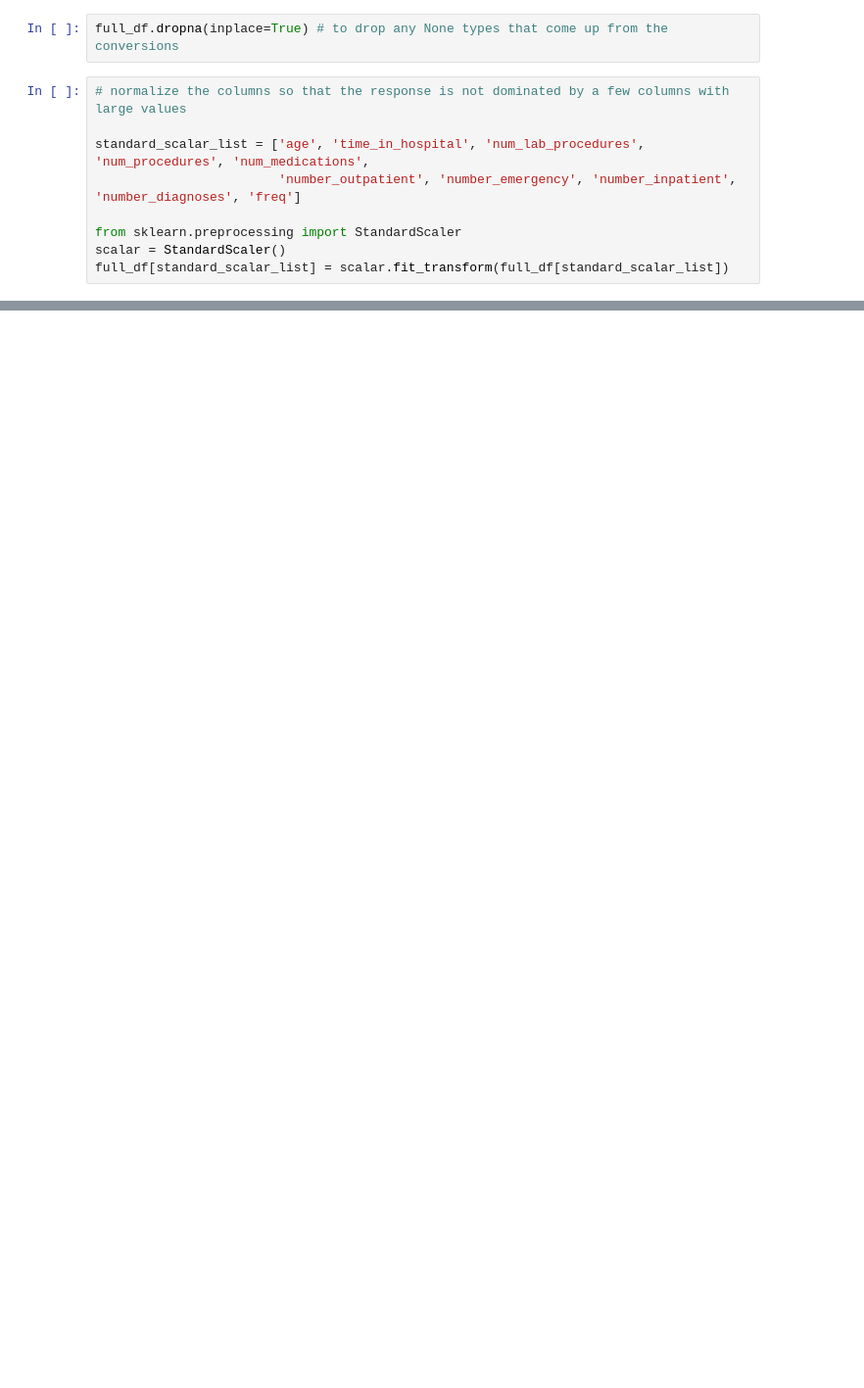
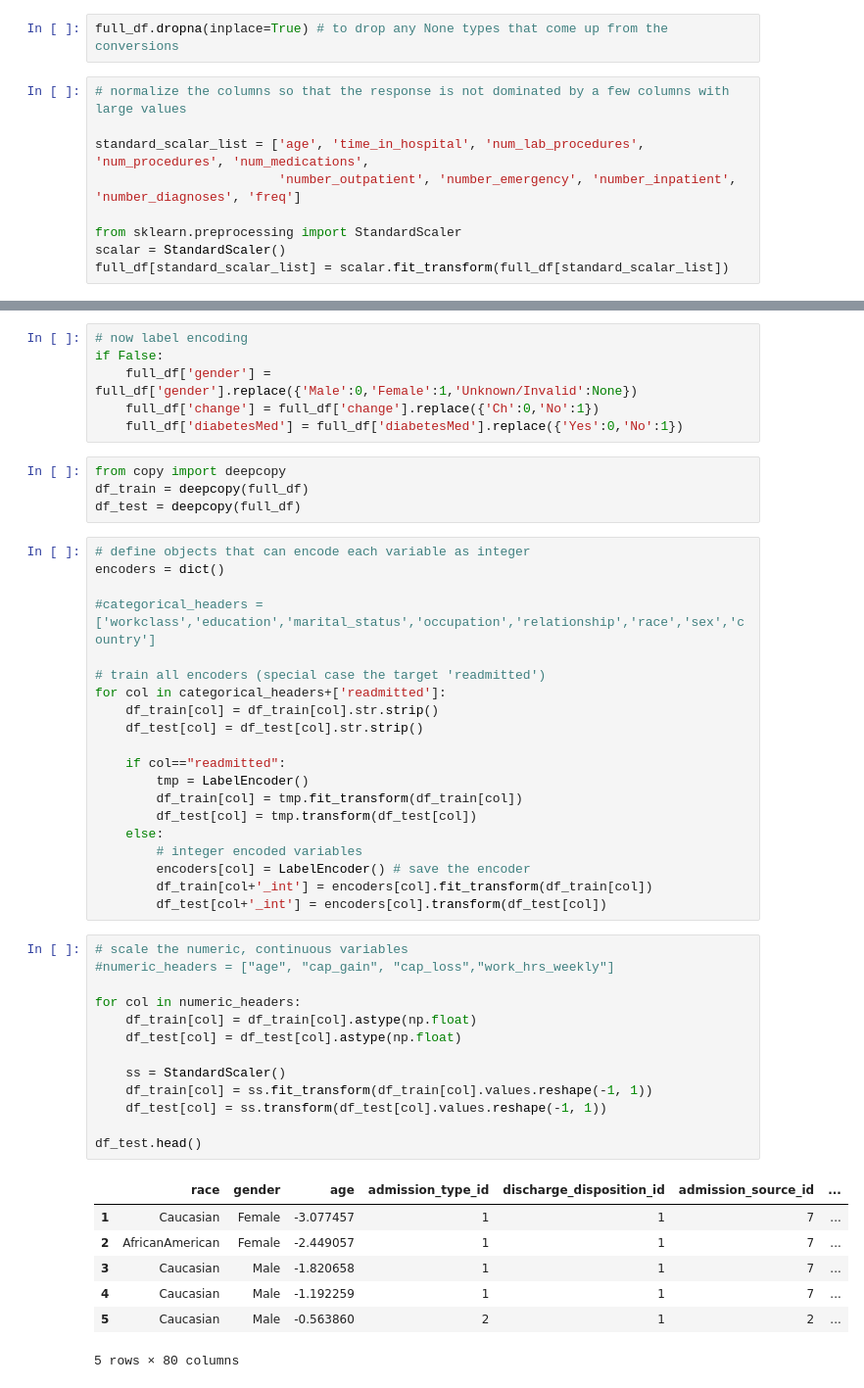
Before and after one commit to jamesothomas/MachineLearningPython, a Jupyter notebook: Lab5/Deep_and_Wide modeling.ipynb, the cells around one changed output, grey strips where cells are left out. Shown at 98% size. Cells and saved outputs as stored; diff of their text form; blank space fills up the shorter version.

```diff
--- a/Lab5/Deep_and_Wide modeling.ipynb
+++ b/Lab5/Deep_and_Wide modeling.ipynb
@@ -171,0 +191,51 @@ full_df[standard_scalar_list] = scalar.fit_transform(full_df[standard_scalar_lis
+# %%
+# now label encoding
+if False:
+    full_df['gender'] = full_df['gender'].replace({'Male':0,'Female':1,'Unknown/Invalid':None})
+    full_df['change'] = full_df['change'].replace({'Ch':0,'No':1})
+    full_df['diabetesMed'] = full_df['diabetesMed'].replace({'Yes':0,'No':1})
+# %%
+from copy import deepcopy
+df_train = deepcopy(full_df)
+df_test = deepcopy(full_df)
+# %%
+# define objects that can encode each variable as integer
+encoders = dict()
+
+#categorical_headers = ['workclass','education','marital_status','occupation','relationship','race','sex','country']
+
+# train all encoders (special case the target 'readmitted')
+for col in categorical_headers+['readmitted']:
+    df_train[col] = df_train[col].str.strip()
+    df_test[col] = df_test[col].str.strip()
+
+    if col=="readmitted":
+        tmp = LabelEncoder()
+        df_train[col] = tmp.fit_transform(df_train[col])
+        df_test[col] = tmp.transform(df_test[col])
+    else:
+        # integer encoded variables
+        encoders[col] = LabelEncoder() # save the encoder
+        df_train[col+'_int'] = encoders[col].fit_transform(df_train[col])
+        df_test[col+'_int'] = encoders[col].transform(df_test[col])
+# %%
+# scale the numeric, continuous variables
+#numeric_headers = ["age", "cap_gain", "cap_loss","work_hrs_weekly"]
+
+for col in numeric_headers:
+    df_train[col] = df_train[col].astype(np.float)
+    df_test[col] = df_test[col].astype(np.float)
+
+    ss = StandardScaler()
+    df_train[col] = ss.fit_transform(df_train[col].values.reshape(-1, 1))
+    df_test[col] = ss.transform(df_test[col].values.reshape(-1, 1))
+
+df_test.head()
+# %% [output]
+|  | race | gender | age | admission_type_id | discharge_disposition_id | admission_source_id | ... |
+| 1 | Caucasian | Female | -3.077457 | 1 | 1 | 7 | ... |
+| 2 | AfricanAmerican | Female | -2.449057 | 1 | 1 | 7 | ... |
+| 3 | Caucasian | Male | -1.820658 | 1 | 1 | 7 | ... |
+| 4 | Caucasian | Male | -1.192259 | 1 | 1 | 7 | ... |
+| 5 | Caucasian | Male | -0.563860 | 2 | 1 | 2 | ... |
+5 rows × 80 columns
```
Also changed, not shown: parts of 22 cells of this notebook.
